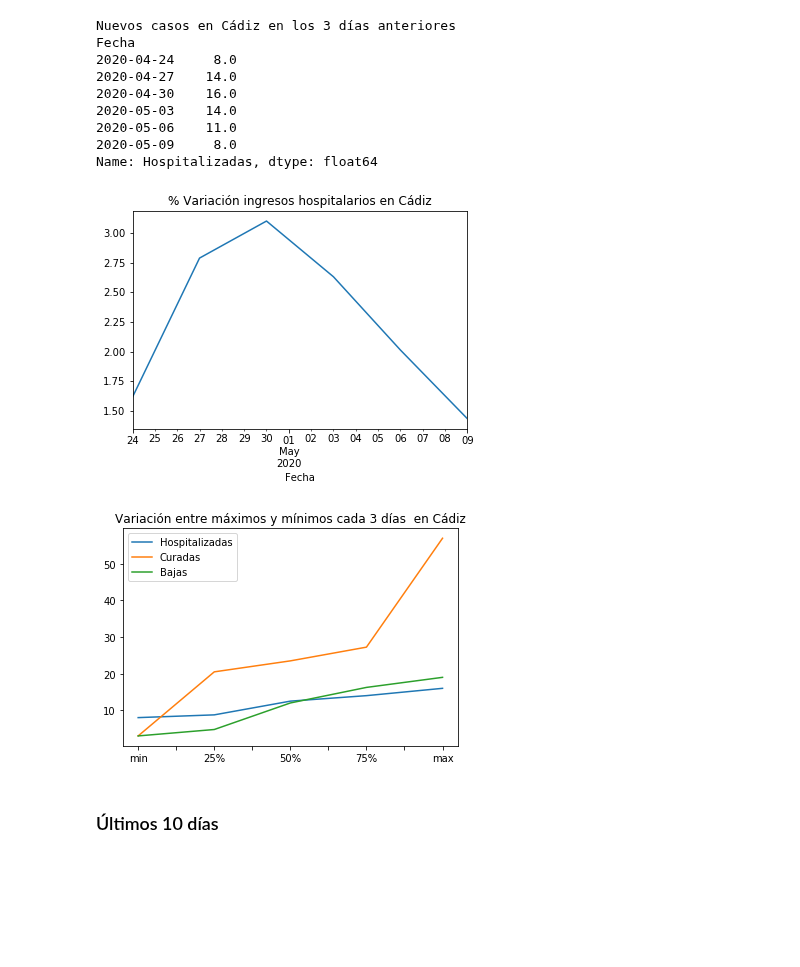
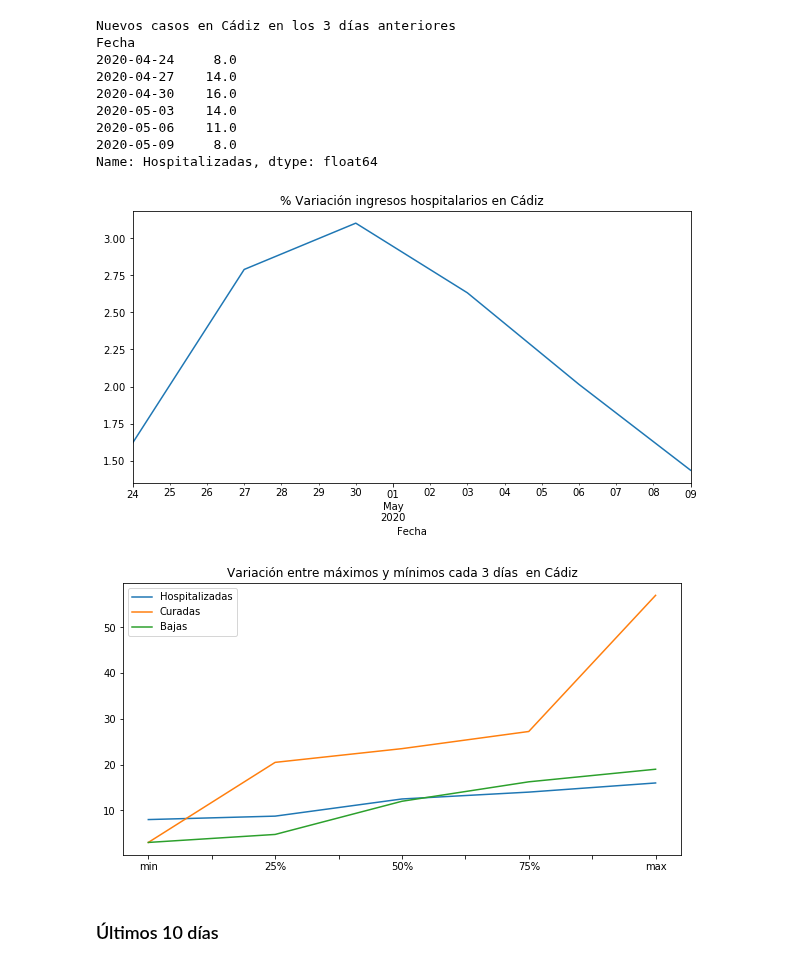
Before and after one commit to kfern/jupyter, a Jupyter notebook: covid19-es-and/growFactor.ipynb, the cells around one changed output. Drawn from its saved outputs; the diff is of its cells as text; code cells hidden in the pictures; blank space fills up the shorter version.

```diff
--- a/covid19-es-and/growFactor.ipynb
+++ b/covid19-es-and/growFactor.ipynb
@@ -119,16 +127,16 @@ Fecha
 2020-05-09     8.0
 Name: Hospitalizadas, dtype: float64
 # %%
-dfG.loc[c_provincia]['Hospitalizadas'].plot(title='% Variación ingresos hospitalarios en ' + c_provincia)
+dfG.loc[c_provincia]['Hospitalizadas'].plot(title='% Variación ingresos hospitalarios en ' + c_provincia, figsize=(10,5))
 plt.show()
 # %% [output]
-[figure, old version]
+[figure, new version]
 # %%
 titulo = 'Variación entre máximos y mínimos cada ' + str(c_freq) + ' días  en ' + c_provincia
-dfN.loc[c_provincia].describe().loc['min':'max'].plot(title=titulo)
+dfN.loc[c_provincia].describe().loc['min':'max'].plot(title=titulo, figsize=(10,5))
 plt.show()
 # %% [output]
-[figure, old version]
+[figure, new version]
 # %% [markdown]
 ### Últimos 10 días
 # %%
```
Also changed, not shown: parts of 4 cells of this notebook.
